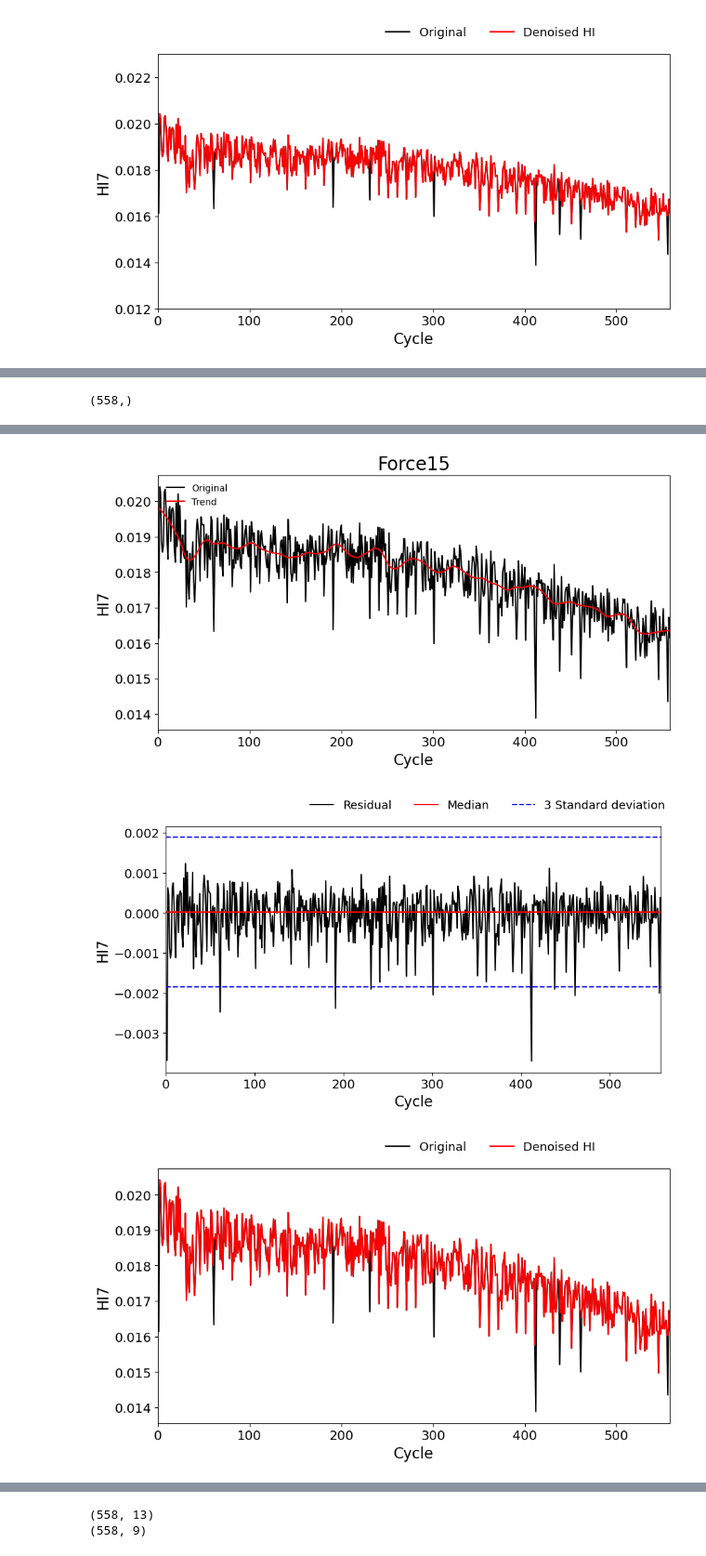
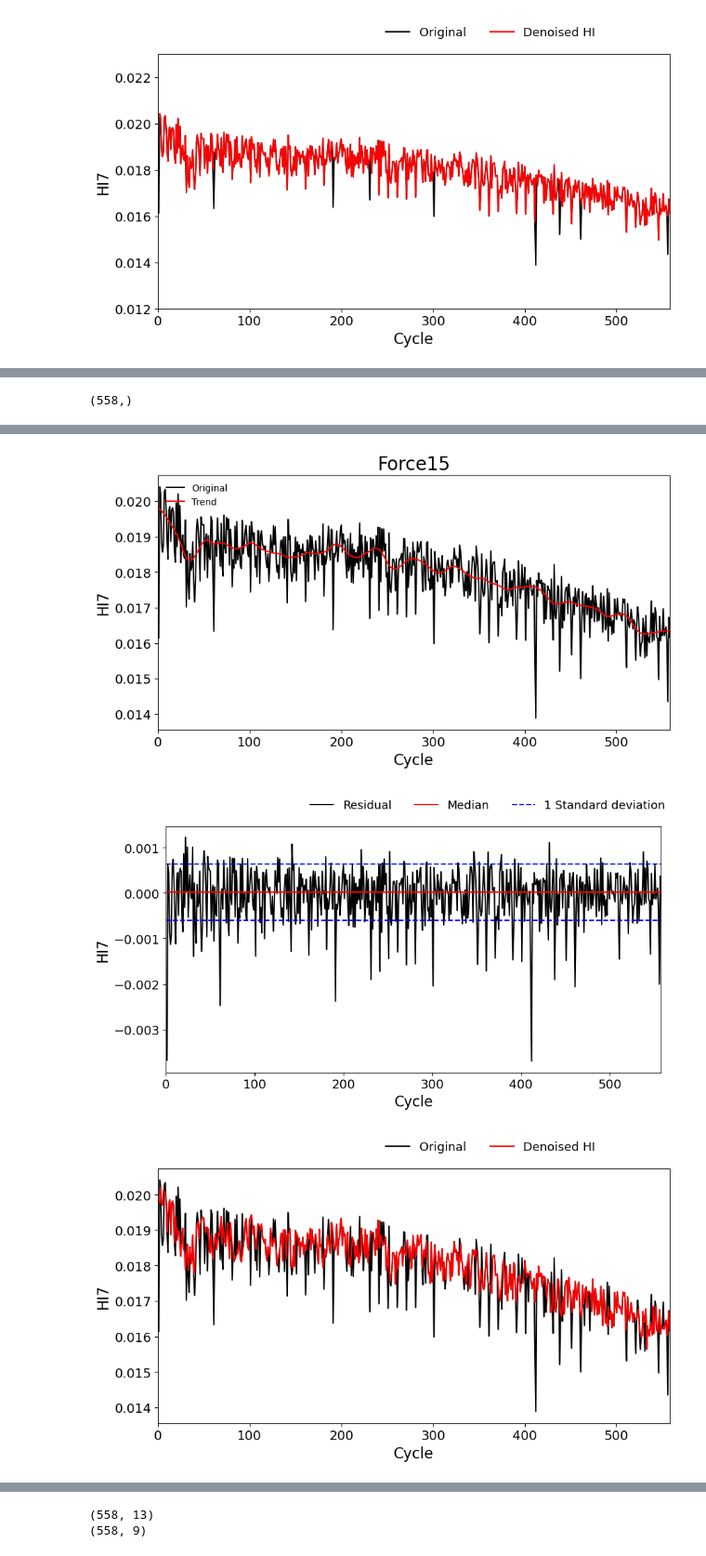
Before and after one commit to moonie1253/AI-study, a Jupyter notebook: paper/Integrated framework for SOH.ipynb, the cells around one changed output, grey strips where cells are left out. Shown at 93% size. Saved outputs shown, nothing was run; the diff lists cells and outputs as text; code cells hidden in the pictures.

```diff
--- a/paper/Integrated framework for SOH.ipynb
+++ b/paper/Integrated framework for SOH.ipynb
@@ -55,7 +55,8 @@ def tricube(x):
 def get_n_th_distance(x,y,n):
     y=np.array(y)
     distance=abs(y-x)
-    return np.partition(distance, n-1)[n-1]
+    distance=np.sort(distance)
+    return distance[n-1]
 # %%
 pip install statsmodels
 # %% [output]
@@ -1278,8 +1431,8 @@ plt.xlabel("Cycle",fontsize=16)
 plt.ylabel("HI6",fontsize=16)
 plt.xlim([0,len(x)])
 plt.axhline(median, color='red', linestyle='-', label='Median')
-plt.axhline(median+3*std,color='blue',linestyle='--',label='3 Standard deviation')
-plt.axhline(median-3*std,color='blue',linestyle='--')
+plt.axhline(median+1*std,color='blue',linestyle='--',label='1 Standard deviation')
+plt.axhline(median-1*std,color='blue',linestyle='--')
 plt.legend(loc='upper center', bbox_to_anchor=(0.65,1.15),ncol=3, frameon=False,fontsize=13)
 plt.show()
 
@@ -1294,16 +1447,23 @@ def closer_number(target, cycle):
 
 for t in y_res:
 
-    if (-3)*std<=t<=3*std:
+    if (-1)*std<=t<=1*std:
         denoised_val=data.loc[data['Cycle']==cycle,'CCVES'].iloc[0]
     else :
         if cycle==1:
-            denoised_val=data.loc[data['Cycle']==cycle+1,'CCVES'].iloc[0]
+            denoised_val=y_trend[0]
         elif cycle==len(y_res):
-            denoised_val=data.loc[data['Cycle']==cycle-1,'CCVES'].iloc[0]
+            denoised_val=denoised[-1]
         else :
-            denoised_num=closer_number(median,cycle)
-            denoised_val=data.loc[data['Cycle']==denoised_num,'CCVES'].iloc[0]
+            denoised_1=y_res[cycle]
+
+            minus=denoised-y_trend[:len(denoised)]
+            denoised_2=minus[-1]
+            target=np.median([denoised_1,denoised_2])
+            abs_diff=np.abs(minus-target)
+            min_index=np.argmin(abs_diff)
+
+            denoised_val=y_trend[cycle-1]+minus[min_index] # 잔차+ 트렌드= 오리지널
     denoised.append(denoised_val)
     cycle +=1
 
@@ -1437,8 +1597,8 @@ plt.xlabel("Cycle",fontsize=16)
 plt.ylabel("HI7",fontsize=16)
 plt.xlim([0,len(x)])
 plt.axhline(median, color='red', linestyle='-', label='Median')
-plt.axhline(median+3*std,color='blue',linestyle='--',label='3 Standard deviation')
-plt.axhline(median-3*std,color='blue',linestyle='--')
+plt.axhline(median+1*std,color='blue',linestyle='--',label='1 Standard deviation')
+plt.axhline(median-1*std,color='blue',linestyle='--')
 plt.legend(loc='upper center', bbox_to_anchor=(0.65,1.15),ncol=3, frameon=False,fontsize=13)
 plt.show()
 
@@ -1453,16 +1613,23 @@ def closer_number(target, cycle):
 
 for t in y_res:
 
-    if (-3)*std<=t<=3*std:
+    if (-1)*std<=t<=1*std:
         denoised_val=data.loc[data['Cycle']==cycle,'CVIS (dt)'].iloc[0]
     else :
         if cycle==1:
-            denoised_val=data.loc[data['Cycle']==cycle+1,'CVIS (dt)'].iloc[0]
+            denoised_val=y_trend[0]
         elif cycle==len(y_res):
-            denoised_val=data.loc[data['Cycle']==cycle-1,'CVIS (dt)'].iloc[0]
+            denoised_val=denoised[-1]
         else :
-            denoised_num=closer_number(median,cycle)
-            denoised_val=data.loc[data['Cycle']==denoised_num,'CVIS (dt)'].iloc[0]
+            denoised_1=y_res[cycle]
+
+            minus=denoised-y_trend[:len(denoised)]
+            denoised_2=minus[-1]
+            target=np.median([denoised_1,denoised_2])
+            abs_diff=np.abs(minus-target)
+            min_index=np.argmin(abs_diff)
+
+            denoised_val=y_trend[cycle-1]+minus[min_index] # 잔차+ 트렌드= 오리지널
     denoised.append(denoised_val)
     cycle +=1
 
@@ -1494,16 +1661,16 @@ Time:                        04:57:07   Log-Likelihood:                   -inf
 No. Observations:                 558   AIC:                               inf
 Df Residuals:                     555   BIC:                               inf
 Df Model:                           2
 Covariance Type:            nonrobust
 ==============================================================================
 ... (14 lines left out)
 [2] The condition number is large, 7.63e+08. This might indicate that there are
 strong multicollinearity or other numerical problems.
 [-1.48050182e-01  6.15478833e-04 -5.76044025e-07]
 (558,)
 [figure]
-[figure, old version]
+[figure, new version]
-[figure, old version]
+[figure, new version]
 # %%
 x= data['Cycle']
 y= data['CVES (dt)']
```
Also changed, not shown: parts of 22 cells of this notebook.
